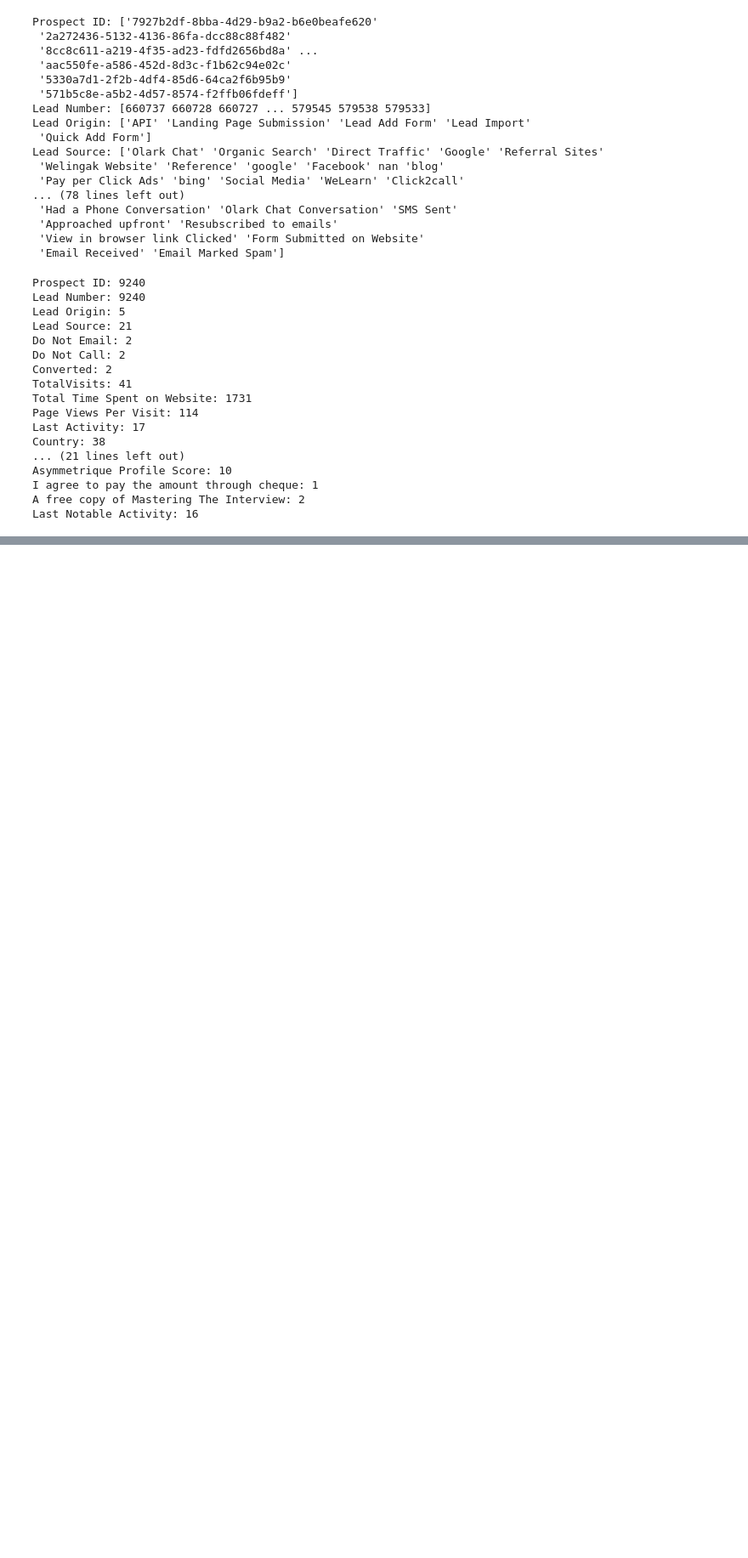
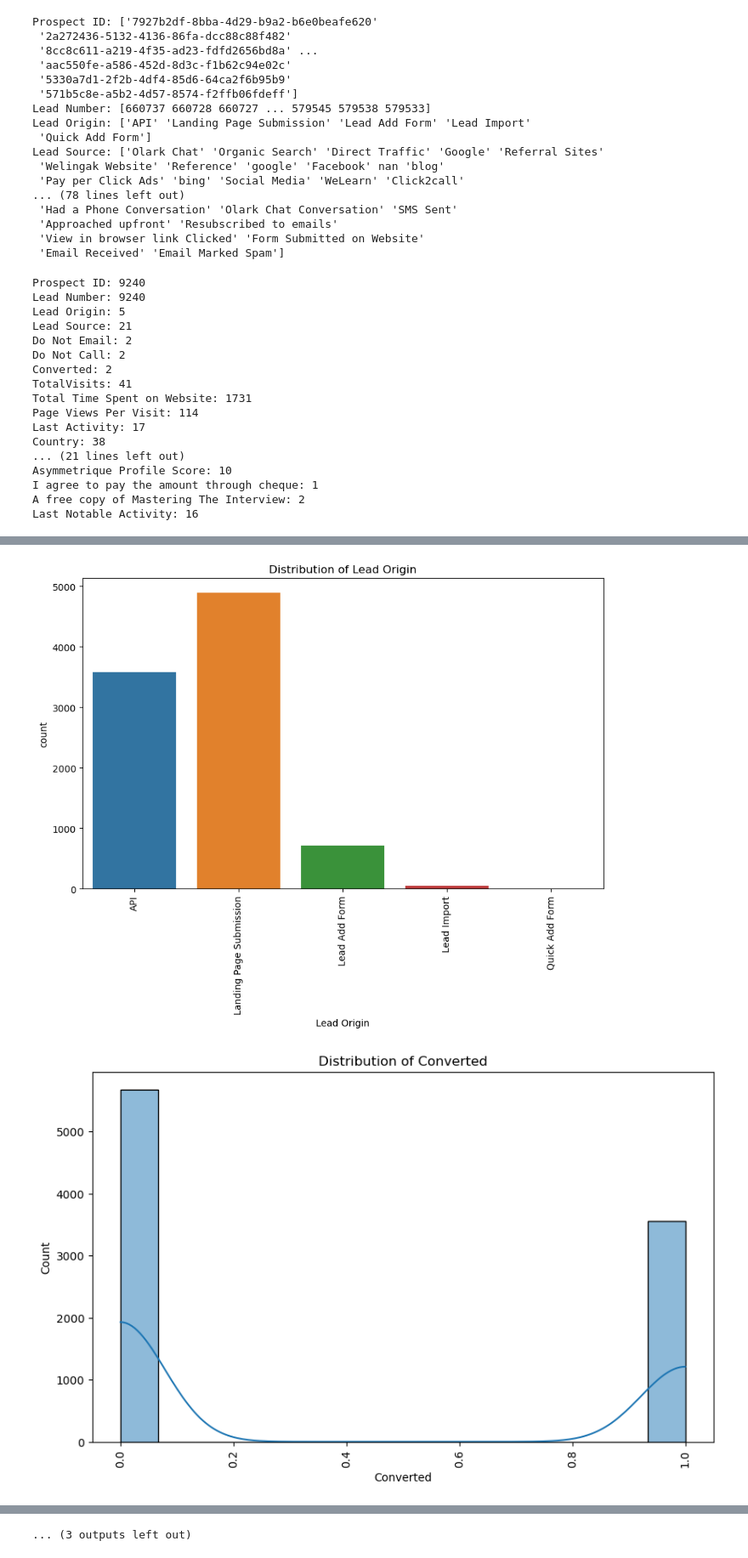
Before and after one commit to prashant-dwivedi11/Lead-Score-Case-Study, a Jupyter notebook: Lead Scoring Case Study.ipynb, the cells around one changed output, grey strips where cells are left out. Shown at 85% size. Saved outputs shown, nothing was run; the diff lists cells and outputs as text; code cells hidden in the pictures; blank space fills up the shorter version.

```diff
--- a/Lead Scoring Case Study.ipynb
+++ b/Lead Scoring Case Study.ipynb
@@ -161,0 +253,3 @@ lead_df.describe()
+# %%
+search_columns = lead_df.columns[16:22]
+search_columns
@@ -161,0 +260,3 @@ lead_df.describe()
+# %%
+# Dropping Search columns and related fields as it has an extreme dataimbalance.
+lead_df.drop(search_columns, axis = 1, inplace = True)
@@ -161,0 +300,5 @@ lead_df.describe()
+# %%
+drop_columns = ['Do Not Call','Do Not Email','Lead Source','Prospect ID','Lead Number','What matters most to you in choosing a course','Through Recommendations','Receive More Updates About Our Courses','Update me on Supply Chain Content','Get updates on DM Content','I agree to pay the amount through cheque']
+# %%
+# Dropping drop columns
+lead_df.drop(drop_columns, axis = 1, inplace = True)
@@ -161,0 +330,17 @@ lead_df.describe()
+# %%
+# Checking the value distribution for each of the column
+
+for column in lead_df.columns:
+    plt.figure(figsize=(10, 6))
+
+    if lead_df[column].dtype == 'object':  # Categorical columns
+        sns.countplot(data=lead_df, x=column)
+    else:  # Numerical columns
+        sns.histplot(data=lead_df, x=column, kde=True)
+
+    plt.title(f'Distribution of {column}')
+    plt.xticks(rotation=90)
+    plt.show()
+# %% [output]
+[figure, added]
+[figure, added]
@@ -161,0 +357 @@ lead_df.describe()
+... (3 outputs left out)
```
Also changed, not shown: parts of 29 cells of this notebook.
